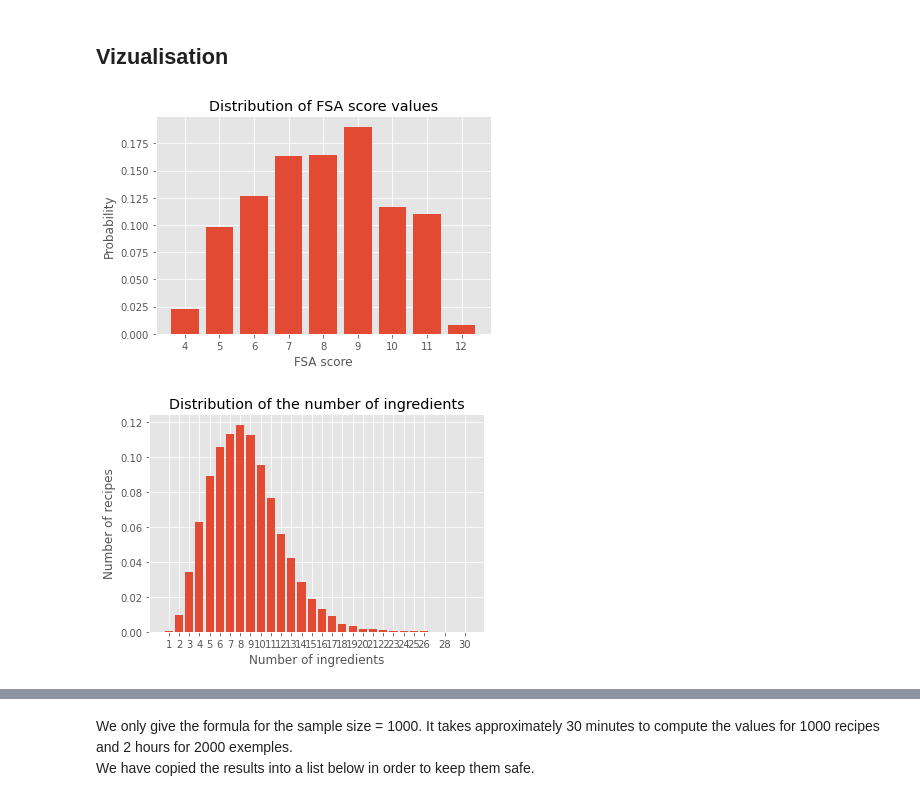
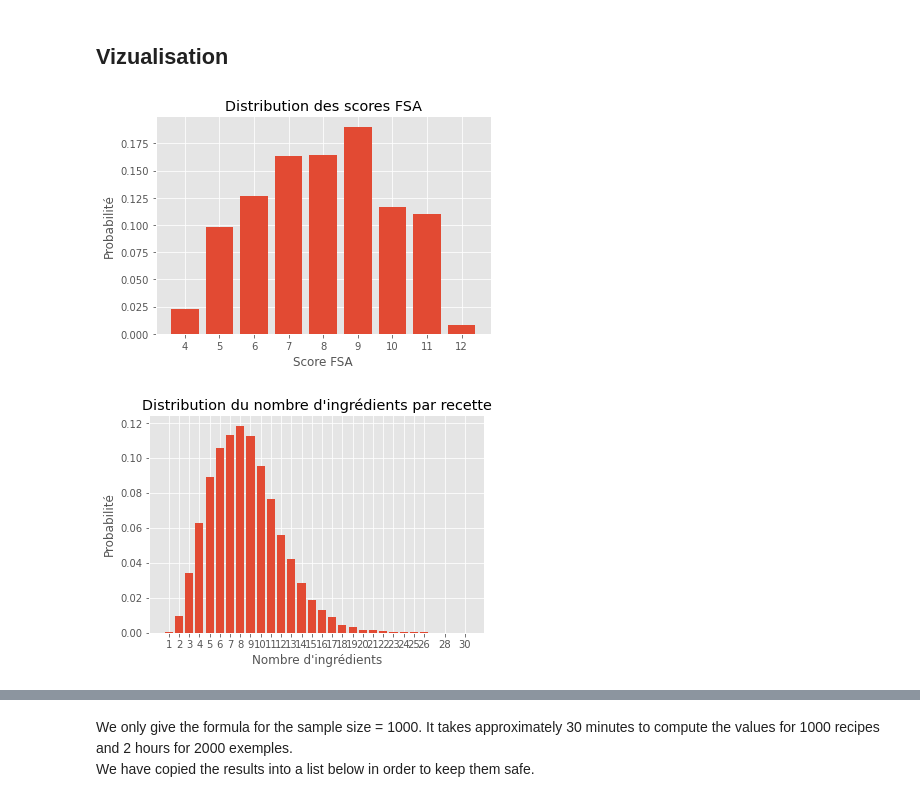
Before and after one commit to almehdiKrisni/Projet-RI-Recreation-Papier-Scientifique, a Jupyter notebook: dataAnalysis.ipynb, the cells around one changed output, grey strips where cells are left out. Drawn from its saved outputs; the diff is of its cells as text; code cells hidden in the pictures.

```diff
--- a/dataAnalysis.ipynb
+++ b/dataAnalysis.ipynb
@@ -106,23 +106,23 @@ labels, counts = np.unique(df["FSA_score"].tolist(), return_counts=True)
 counts = [counts[i] / sum(counts) for i in range(len(counts))]
 plt.bar(labels, counts, align='center')
 plt.gca().set_xticks(labels)
-plt.title("Distribution of FSA score values")
-plt.xlabel("FSA score")
-plt.ylabel("Probability")
+plt.title("Distribution des scores FSA")
+plt.xlabel("Score FSA")
+plt.ylabel("Probabilité")
 plt.savefig('bin/visual/fsa_score_distribution.png', bbox_inches='tight')
 plt.show()
 # %% [output]
-[figure, old version]
+[figure, new version]
 # %%
 # We plot the distribution of the number of ingredients per recipe
 labels, counts = np.unique(df["number_ingredients"].tolist(), return_counts=True)
 counts = [counts[i] / sum(counts) for i in range(len(counts))]
 plt.bar(labels, counts, align='center')
 plt.gca().set_xticks(labels)
-plt.title("Distribution of the number of ingredients")
-plt.xlabel("Number of ingredients")
-plt.ylabel("Number of recipes")
+plt.title("Distribution du nombre d'ingrédients par recette")
+plt.xlabel("Nombre d'ingrédients")
+plt.ylabel("Probabilité")
 plt.savefig('bin/visual/ingredients_number_distribution.png', bbox_inches='tight')
 plt.show()
 # %% [output]
-[figure, old version]
+[figure, new version]
```
Also changed, not shown: parts of 15 cells of this notebook, 1 other file.
